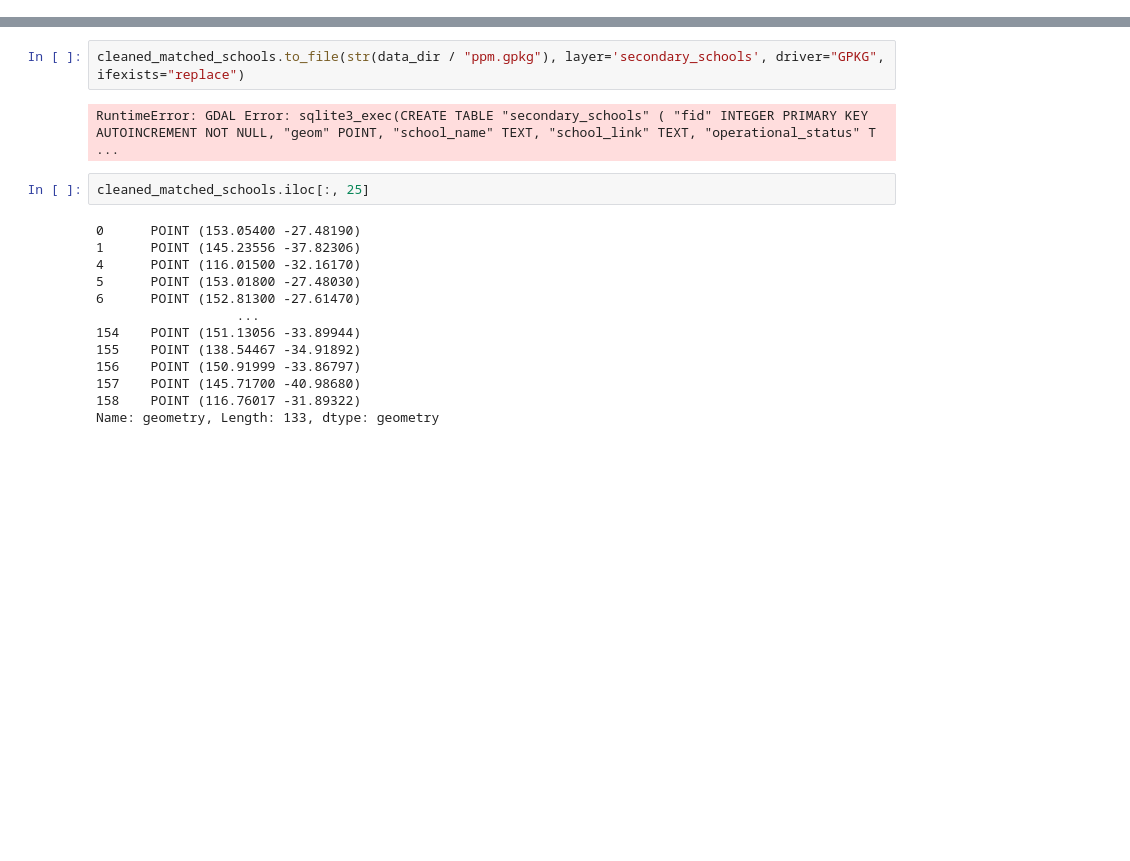
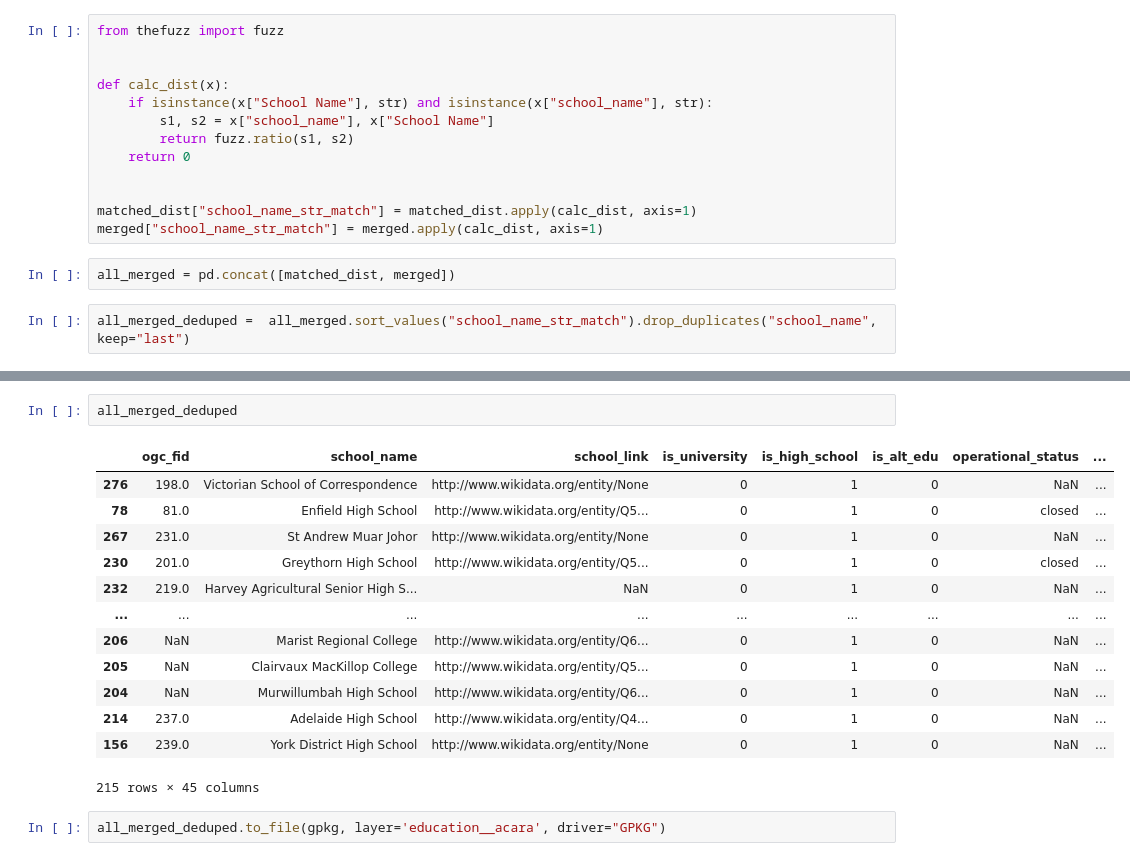
Before and after one commit to Mappboy/apemap, a Jupyter notebook: notebooks/aph_data.ipynb, the cells around one changed output, grey strips where cells are left out. Saved outputs shown, nothing was run; the diff lists cells and outputs as text; blank space fills up the shorter version.

```diff
--- a/notebooks/aph_data.ipynb
+++ b/notebooks/aph_data.ipynb
@@ -112,0 +107,17 @@ See the caveats in the documentation: https://pandas.pydata.org/pandas-docs/stab
+# %%
+from thefuzz import fuzz
+
+
+def calc_dist(x):
+    if isinstance(x["School Name"], str) and isinstance(x["school_name"], str):
+        s1, s2 = x["school_name"], x["School Name"]
+        return fuzz.ratio(s1, s2)
+    return 0
+
+
+matched_dist["school_name_str_match"] = matched_dist.apply(calc_dist, axis=1)
+merged["school_name_str_match"] = merged.apply(calc_dist, axis=1)
+# %%
+all_merged = pd.concat([matched_dist, merged])
+# %%
+all_merged_deduped =  all_merged.sort_values("school_name_str_match").drop_duplicates("school_name", keep="last")
@@ -113,19 +139,18 @@ See the caveats in the documentation: https://pandas.pydata.org/pandas-docs/stab
+# %%
+all_merged_deduped
+# %% [output]
+|  | ogc_fid | school_name | school_link | is_university | is_high_school | is_alt_edu | operational_status | ... |
+| 276 | 198.0 | Victorian School of Correspondence | http://www.wikidata.org/entity/None | 0 | 1 | 0 | NaN | ... |
+| 78 | 81.0 | Enfield High School | http://www.wikidata.org/entity/Q5... | 0 | 1 | 0 | closed | ... |
+| 267 | 231.0 | St Andrew Muar Johor | http://www.wikidata.org/entity/None | 0 | 1 | 0 | NaN | ... |
+| 230 | 201.0 | Greythorn High School | http://www.wikidata.org/entity/Q5... | 0 | 1 | 0 | closed | ... |
+| 232 | 219.0 | Harvey Agricultural Senior High S... | NaN | 0 | 1 | 0 | NaN | ... |
+| ... | ... | ... | ... | ... | ... | ... | ... | ... |
+| 206 | NaN | Marist Regional College | http://www.wikidata.org/entity/Q6... | 0 | 1 | 0 | NaN | ... |
+| 205 | NaN | Clairvaux MacKillop College | http://www.wikidata.org/entity/Q5... | 0 | 1 | 0 | NaN | ... |
+| 204 | NaN | Murwillumbah High School | http://www.wikidata.org/entity/Q6... | 0 | 1 | 0 | NaN | ... |
+| 214 | 237.0 | Adelaide High School | http://www.wikidata.org/entity/Q4... | 0 | 1 | 0 | NaN | ... |
+| 156 | 239.0 | York District High School | http://www.wikidata.org/entity/None | 0 | 1 | 0 | NaN | ... |
+215 rows × 45 columns
 # %%
-cleaned_matched_schools.to_file(str(data_dir / "ppm.gpkg"), layer='secondary_schools', driver="GPKG", ifexists="replace")
+all_merged_deduped.to_file(gpkg, layer='education__acara', driver="GPKG")
-# %% [output]
-RuntimeError: GDAL Error: sqlite3_exec(CREATE TABLE "secondary_schools" ( "fid" INTEGER PRIMARY KEY AUTOINCREMENT NOT NULL, "geom" POINT, "school_name" TEXT, "school_link" TEXT, "operational_status" T ...
-# %%
-cleaned_matched_schools.iloc[:, 25]
-# %% [output]
-0      POINT (153.05400 -27.48190)
-1      POINT (145.23556 -37.82306)
-4      POINT (116.01500 -32.16170)
-5      POINT (153.01800 -27.48030)
-6      POINT (152.81300 -27.61470)
-                  ...
-154    POINT (151.13056 -33.89944)
-155    POINT (138.54467 -34.91892)
-156    POINT (150.91999 -33.86797)
-157    POINT (145.71700 -40.98680)
-158    POINT (116.76017 -31.89322)
-Name: geometry, Length: 133, dtype: geometry
```
Also changed, not shown: parts of 15 cells of this notebook, 3 other files.
